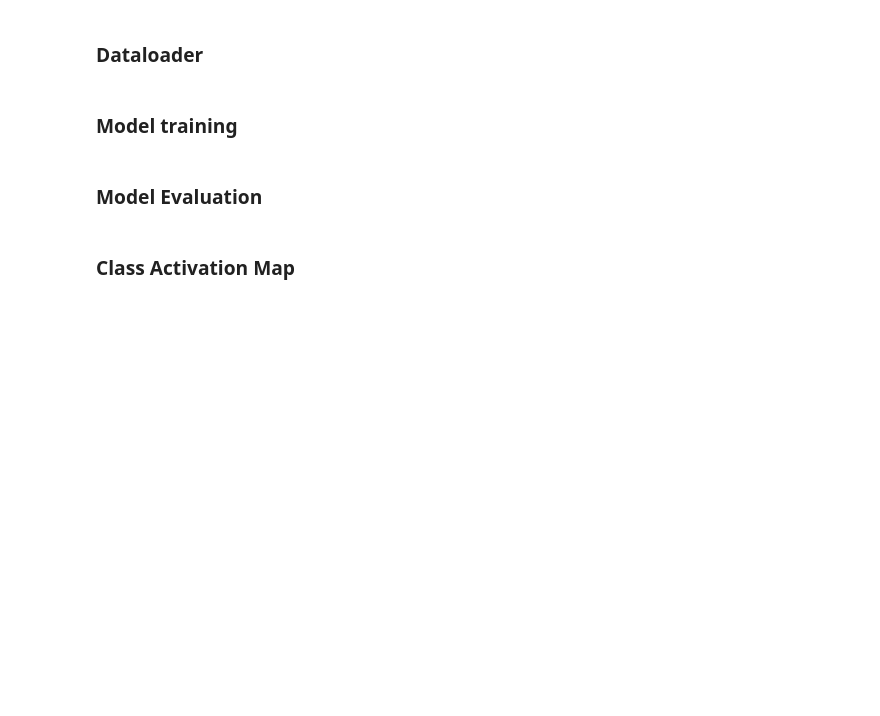
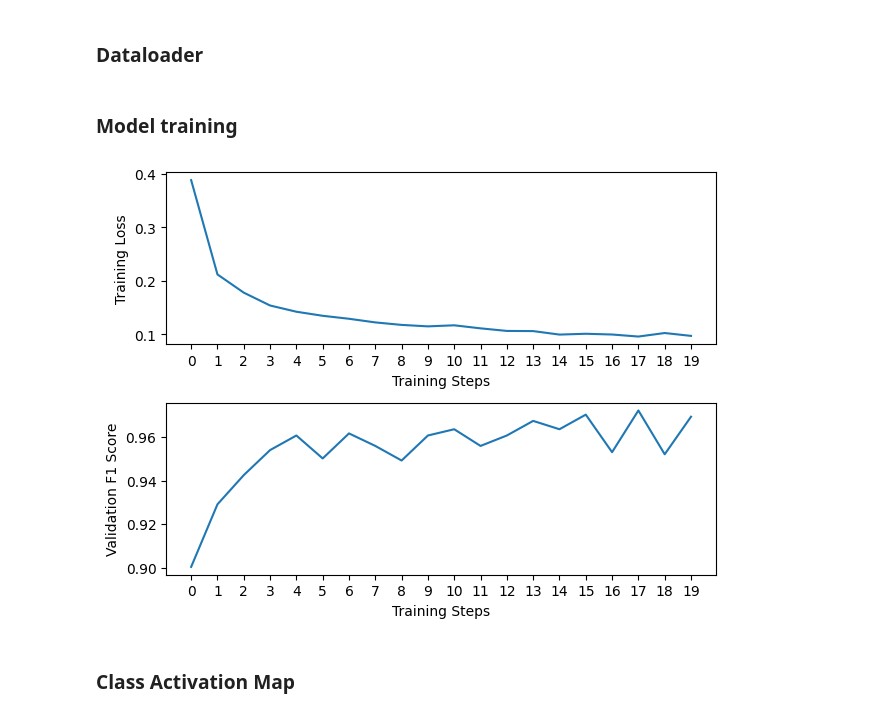
Before and after one commit to Imsanskar/Pneumonia-Detection, a Jupyter notebook: train_cnn.ipynb, the cells around one changed output. Drawn from its saved outputs; the diff is of its cells as text; code cells hidden in the pictures; blank space fills up the shorter version.

Commit message:
Code refactored and code for model added

```diff
--- a/train_cnn.ipynb
+++ b/train_cnn.ipynb
@@ -37,7 +36,7 @@ test_transform = transforms.Compose([
         std=[0.229, 0.224, 0.225] ,inplace=True)
 ])
 subset_ratio = 0.2
-orig_dataset = ImageFolder(root='../dataset/chest_xray/train/', transform = train_transform)
+orig_dataset = ImageFolder(root='./dataset/chest_xray/train/', transform = train_transform)
 n = len(orig_dataset)  # total number of examples
 print(f"Total Dataset size: {n}")
 
@@ -50,7 +49,7 @@ split = int(np.floor(subset_ratio * n))
 
 val_sampler = SubsetRandomSampler(indices[:split])
 train_sampler = SubsetRandomSampler(indices[split:])
-test_dataset = ImageFolder(root='../dataset/chest_xray/test/', transform = test_transform)
+test_dataset = ImageFolder(root='./dataset/chest_xray/test/', transform = test_transform)
 
 train_dataloader = DataLoader(orig_dataset, batch_size = 64, sampler=train_sampler)
 val_dataloader = DataLoader(orig_dataset, batch_size = 16, sampler=val_sampler)
@@ -67,6 +66,4 @@ optim = torch.optim.SGD(model.parameters(), lr = lr, momentum=0.9, weight_decay=
 model.to(device)
 print(device)
 # %%
-Losses, Val_f1, Val_accuracy = train(model, optim, loss_fn, train_dataloader, epochs = 10, early_stop_threshold=5, model_filename="./models/cnn_model.pth")
+train_loss, val_f1, Val_accuracy = train(model, optim, loss_fn, train_dataloader, val_dataloader, epochs = 1, early_stop_threshold=5, model_file_name="models/cnn_model.pdh")
-# %% [markdown]
-### Model Evaluation
@@ -95,3 +70,23 @@ f1_score, precision, recall
+# %%
+plt.subplot(2, 1, 1)
+plt.xticks(range(len(train_loss)))
+plt.plot(train_loss)
+plt.xlabel("Training Steps")
+plt.ylabel("Training Loss")
+
+
+plt.subplot(2, 1, 2)
+plt.plot(val_f1)
+
+plt.xlabel("Training Steps")
+plt.ylabel("Validation F1 Score")
+plt.xticks(range(len(val_f1)))
+
+plt.tight_layout()
+plt.savefig("plot_conv_net.pdf")
+plt.show()
+# %% [output]
+[figure, added]
 # %%
 plt.subplot(2, 1, 1)
 plt.xticks(range(len(Losses)))
```
Also changed, not shown: parts of 2 cells of this notebook, 12 other files.
